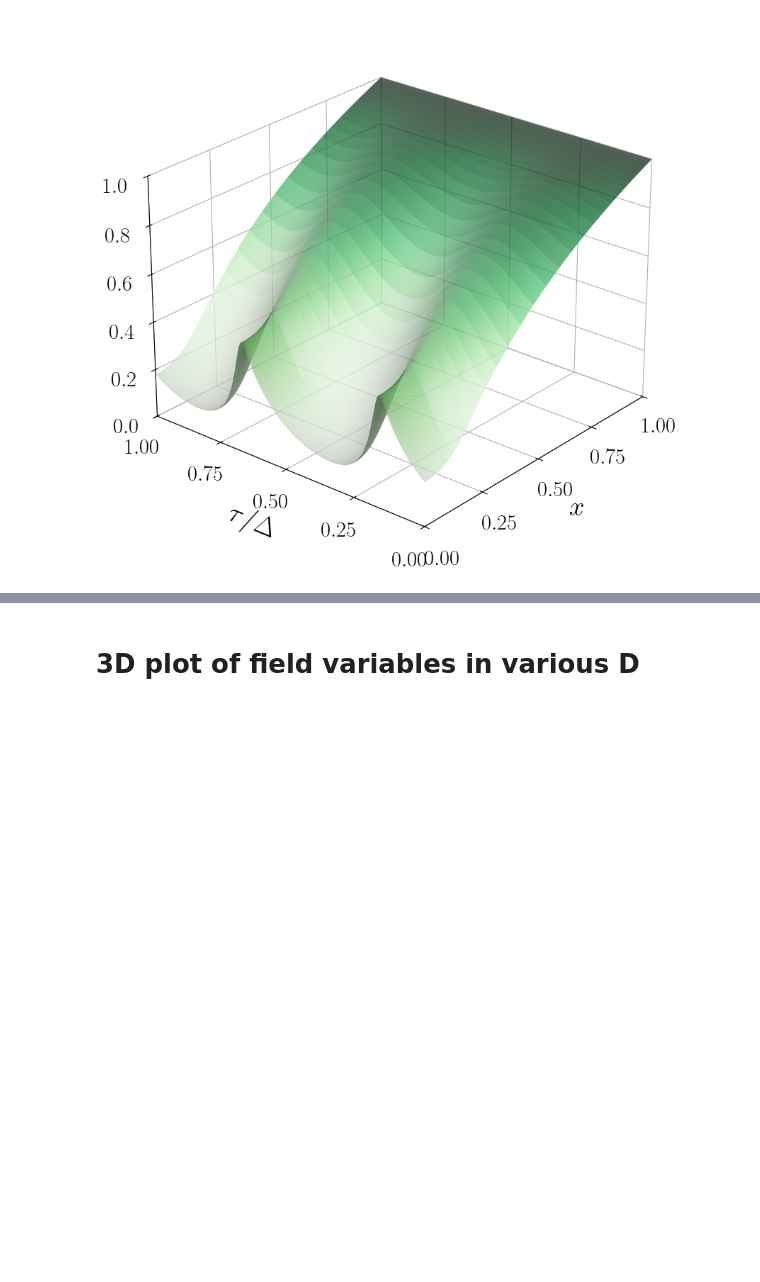
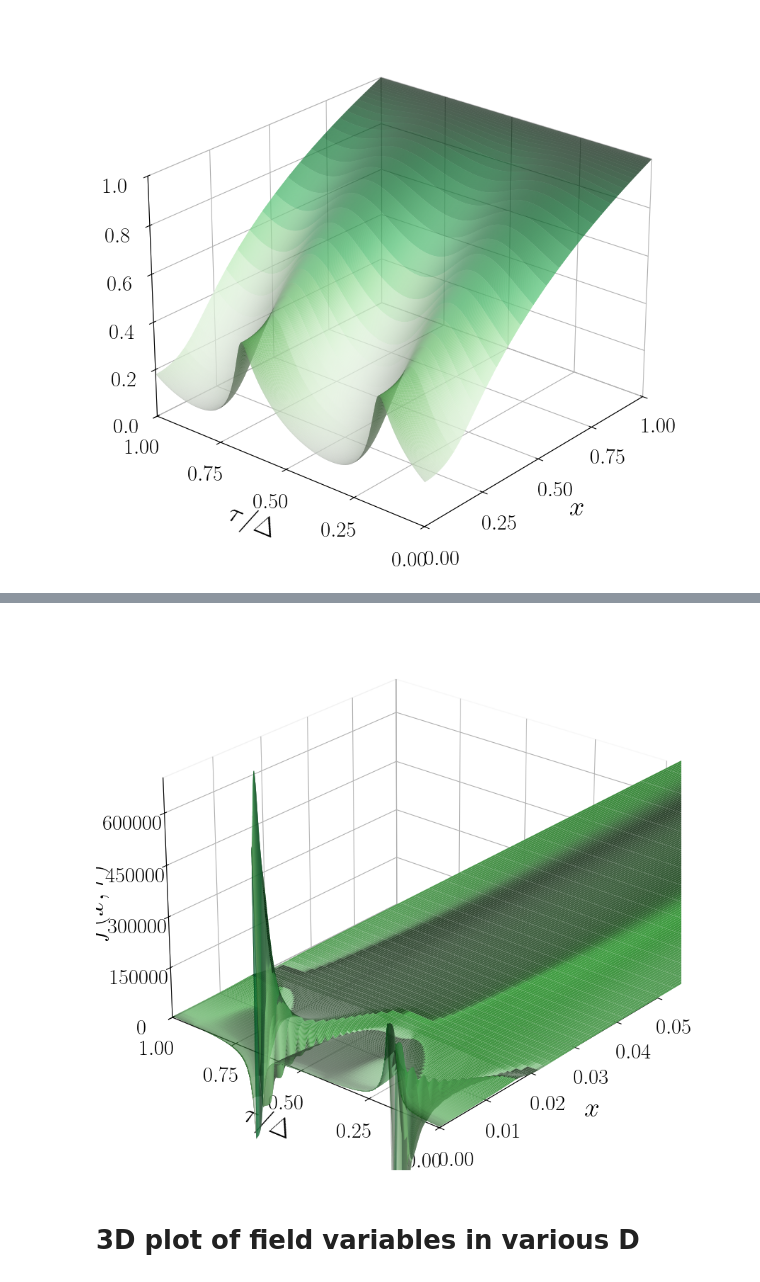
Before and after one commit to EckerChristian/CriticalSpacetimeCrystal, a Jupyter notebook: plots/plots.ipynb, the cells around one changed output, grey strips where cells are left out. Cells and saved outputs as stored; diff of their text form; code cells hidden in the pictures; blank space fills up the shorter version.

Commit message:
added psi zommed plot

```diff
--- a/plots/plots.ipynb
+++ b/plots/plots.ipynb
@@ -437,0 +440,94 @@ ax.plot_surface(x,t/delta,res,facecolors=rgb,rstride=1,cstride=1,linewidth=0,ant
+# %%
+import json
+from matplotlib.colors import LightSource
+
+# Still needs some construction to make the plot correct
+
+# result file name
+file = "fields_3.046000_0.json"
+
+# spacetime dimension
+dim=4
+
+# dictonary containing data
+data = {}
+
+with open(file, "r") as f:
+    data = json.load(f)
+
+# loading x-values
+data["x"] = np.array(sorted(list(data.keys()))[:-1])
+
+# loading tau-values
+data["tau"] = np.linspace(0,data["Delta"],num=len(data[str(data["x"][0])]["A"]),)
+
+# assembling field data for all x
+As, Us, Vs, fs = [], [], [], []
+for x in data["x"]:
+    x_str = str(x)
+    As.append(data[x_str]["A"])
+    Us.append(data[x_str]["U"])
+    Vs.append(data[x_str]["V"])
+    fs.append(data[x_str]["f"])
+    del data[x_str]
+data["a"] = np.array(As).T
+data["f"] = np.array(fs).T
+data["U"] = np.array(Us).T
+data["V"] = np.array(Vs).T
+
+# x-tau mesh
+data["x"], data["tau"] = np.meshgrid(np.array(data["x"], dtype=np.float64),data["tau"],)
+
+# preparing fields for plotting
+ia2 = 1 / data["a"]**(2)
+U = data["U"]
+V = data["V"]
+x = data["x"]
+t = data["tau"]
+delta = data["Delta"]
+data["omega"] = -np.log(ia2)
+data["pi"] = (V+U) / (2*x) * np.sqrt((float(dim) - 2)**3 / 4)
+data["psi"] = (V-U) / (2*x**2) * np.sqrt((float(dim) - 2)**3 / 4)
+
+# figure
+fig, ax = plt.subplots(nrows=1,ncols=1,figsize=(12, 10),subplot_kw={"projection": "3d"},)
+
+# plot range
+ax.set_xlim(0, 0.05)
+ax.set_ylim(0, 1)
+ax.set_zlim(0, 700000)
+
+# labels
+ax.zaxis.set_rotate_label(False)
+ax.set_xlabel(r"$x$", fontsize=28, labelpad=20)
+ax.set_ylabel(r"$\tau / \Delta$", fontsize=28, labelpad=20)
+ax.set_zlabel(r"$f(x,\tau)$", fontsize=28, labelpad=20, rotation=90)
+
+# tics
+ax.tick_params(axis="x", pad=10, labelsize=22)
+ax.tick_params(axis="y", pad=10, labelsize=22)
+ax.tick_params(axis="z", pad=10, labelsize=22, width=1.5, length=6)
+
+ax.xaxis.set_major_locator(mpl.ticker.MultipleLocator(0.01))
+ax.yaxis.set_major_locator(mpl.ticker.MultipleLocator(0.25))
+ax.zaxis.set_major_locator(mpl.ticker.MaxNLocator(5))
+
+# view
+ax.view_init(elev=25, azim=-140)
+ax.xaxis.pane.fill = False
+ax.yaxis.pane.fill = False
+ax.zaxis.pane.fill = False
+
+# color maps
+cmaps = [mpl.cm.Blues, mpl.cm.Greens, mpl.cm.Reds, mpl.cm.Purples]
+cmap=cmaps[1]
+
+res = data["psi"]
+
+# lighting and shading
+ls = LightSource(azdeg=315, altdeg=-140)
+rgb = ls.shade(res, cmap=cmap, vert_exag=0.1, blend_mode="soft")
+
+# surface plot
+ax.plot_surface(x,t/delta,res,facecolors=rgb,rstride=1,cstride=1,linewidth=0,antialiased=True,rasterized=True,)
+# %% [output]
@@ -438,3 +535,4 @@ ax.plot_surface(x,t/delta,res,facecolors=rgb,rstride=1,cstride=1,linewidth=0,ant
+[figure, added]
 # %% [markdown]
 # 3D plot of field variables in various D
 # %%
```
Also changed, not shown: parts of 2 cells of this notebook.
